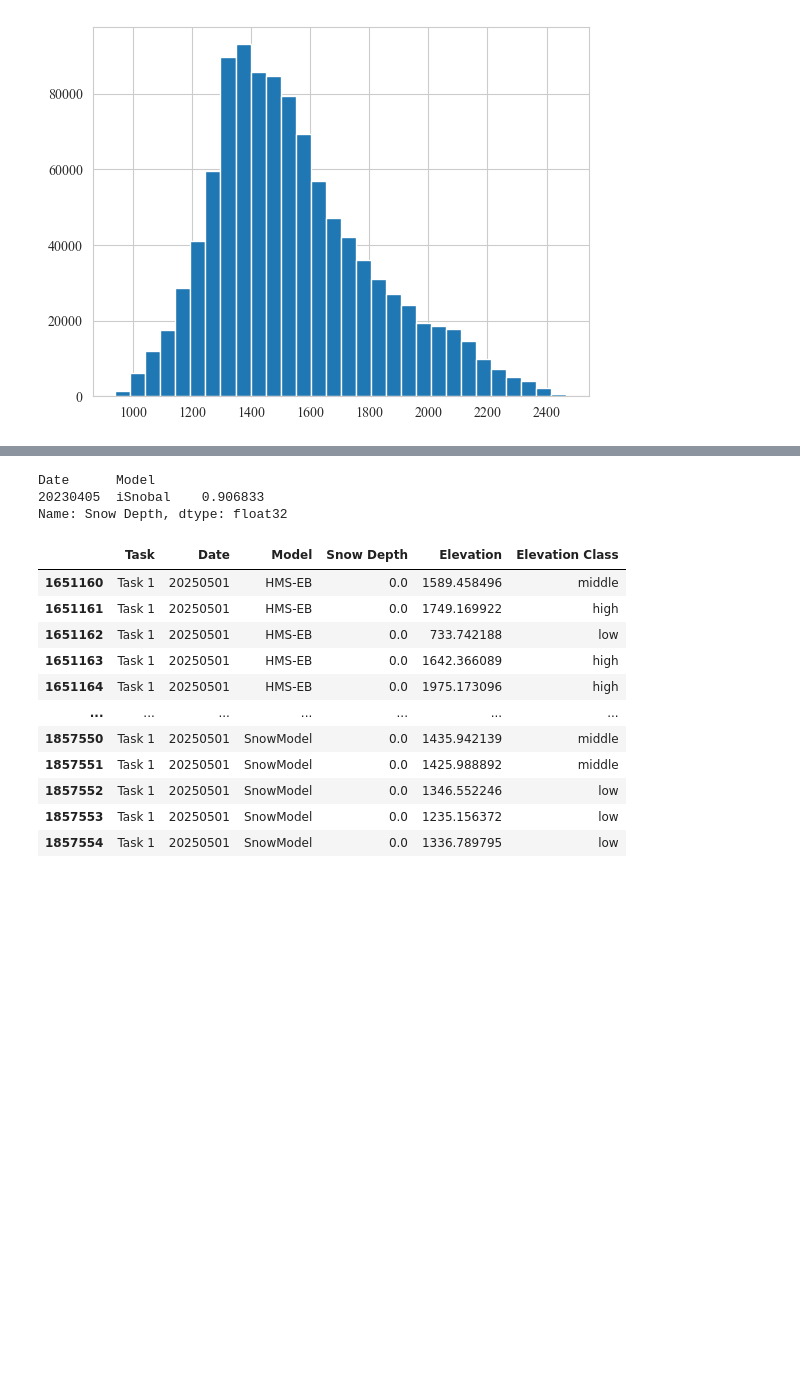
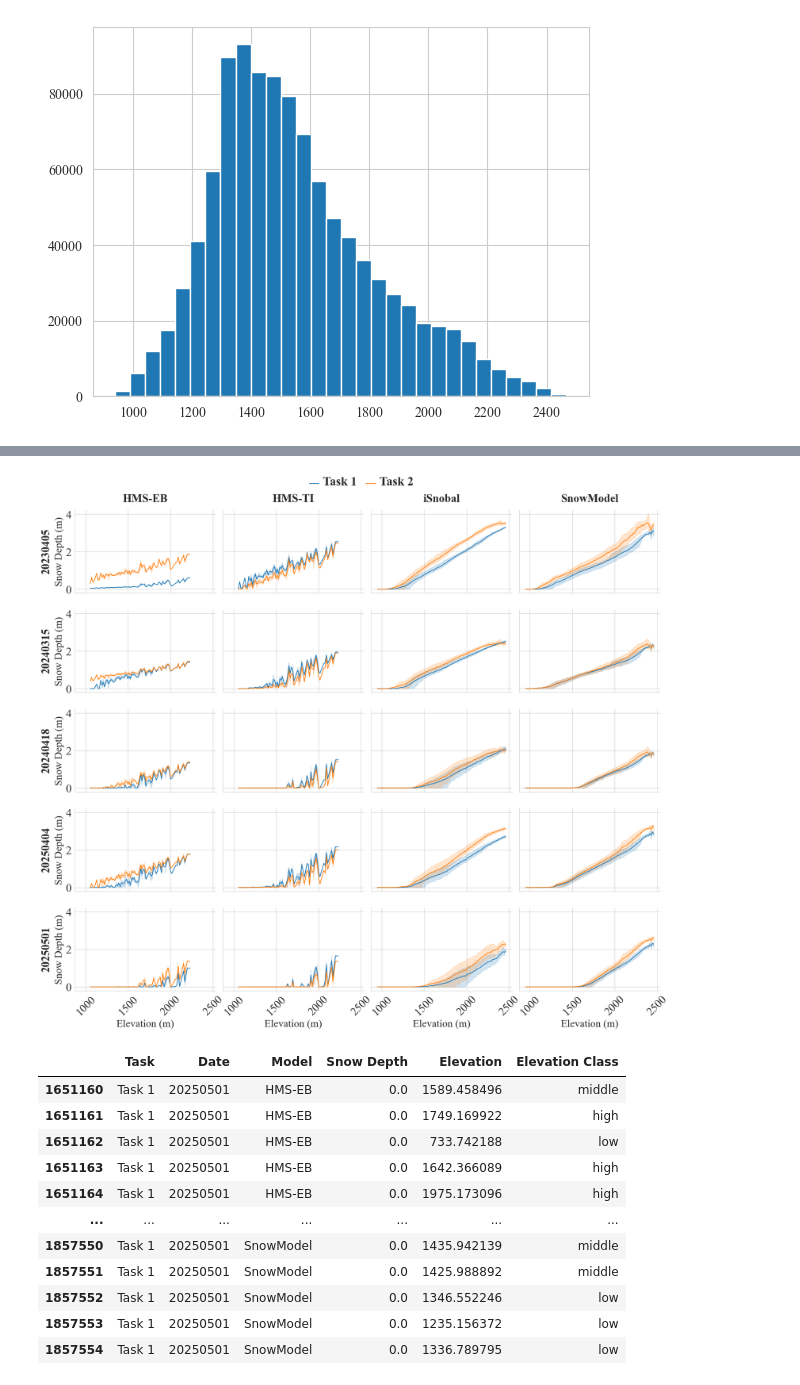
Before and after one commit to naniciafone/SIRO, a Jupyter notebook: notebooks/analysis.ipynb, the cells around one changed output, grey strips where cells are left out. Saved outputs shown, nothing was run; the diff lists cells and outputs as text; code cells hidden in the pictures; blank space fills up the shorter version.

```diff
--- a/notebooks/analysis.ipynb
+++ b/notebooks/analysis.ipynb
@@ -1312,9 +1311,68 @@ See the caveats in the documentation: https://pandas.pydata.org/pandas-docs/stab
-# %%
-binned_stats
-# %% [output]
-Date      Model
-20230405  iSnobal    0.906833
-Name: Snow Depth, dtype: float32
+# %%
+
+snow_depth['Elevation Bin'] = pd.cut(snow_depth['Elevation'], bins=100)
+
+# 2. Extract the numeric midpoint of the bin for the X-axis plotting
+snow_depth['Elevation Plot'] = snow_depth['Elevation Bin'].apply(lambda x: x.mid).astype(float)
+g = sns.relplot(
+    data=snow_depth,
+    x='Elevation Plot',
+    y='Snow Depth',
+    row='Date',
+    col='Model',
+    hue='Task',
+    kind='line',
+    estimator='mean',
+    errorbar=('pi', 50),
+    height=3,
+    aspect=1.5,
+    facet_kws={'sharey': True, 'sharex': True}
+)
+
+g.figure.subplots_adjust(
+    wspace=0.05,   # default is much larger (~0.2–0.3)
+    hspace=0.2
+)
+
+# Optional: makes sure labels don’t get clipped
+g.set_axis_labels("Elevation (m)", "Snow Depth (m)", fontsize=22)
+g.tick_params(axis='x', labelsize=24, rotation=45)
+g.tick_params(axis='y', labelsize=24)
+g.set_titles("")
+
+row_labels = snow_depth['Date'].unique()
+for i, ax in enumerate(g.axes[:, 0]):
+    ax.annotate(
+        row_labels[i],
+        xy=(-.2, 0.5),
+        xycoords='axes fraction',
+        rotation=90,
+        va='center',
+        ha='center',
+        fontsize=24,
+        fontweight='bold'
+    )
+
+col_labels = snow_depth['Model'].unique()
+for i, ax in enumerate(g.axes[0, :]):
+    ax.annotate(
+        col_labels[i],
+        xy=(0.5, 1.1),
+        xycoords='axes fraction',
+        ha='center',
+      #  va='bottom',
+        fontsize=24,
+        fontweight='bold'
+    )
+
+sns.move_legend(g, "upper center", bbox_to_anchor=(0.48, 1.05), ncol = 2, markerscale=5)
+plt.setp(g._legend.get_texts(), fontsize=26, fontweight='bold')
+g.legend.set_title("")
+plt.savefig("C:/Users/RDCRLSMC/Desktop/SIRO/docs/figs/ribbon_plots_both.png", dpi = 300,
+            bbox_inches="tight")
+plt.show()
+# %% [output]
+[figure, added]
 # %%
 d20230405 = Task1_basin[Task1_basin['Date'] =='20230405']
 d20240315 = Task1_basin[Task1_basin['Date'] =='20240315']
```
Also changed, not shown: parts of 8 cells of this notebook, 4 other files.
